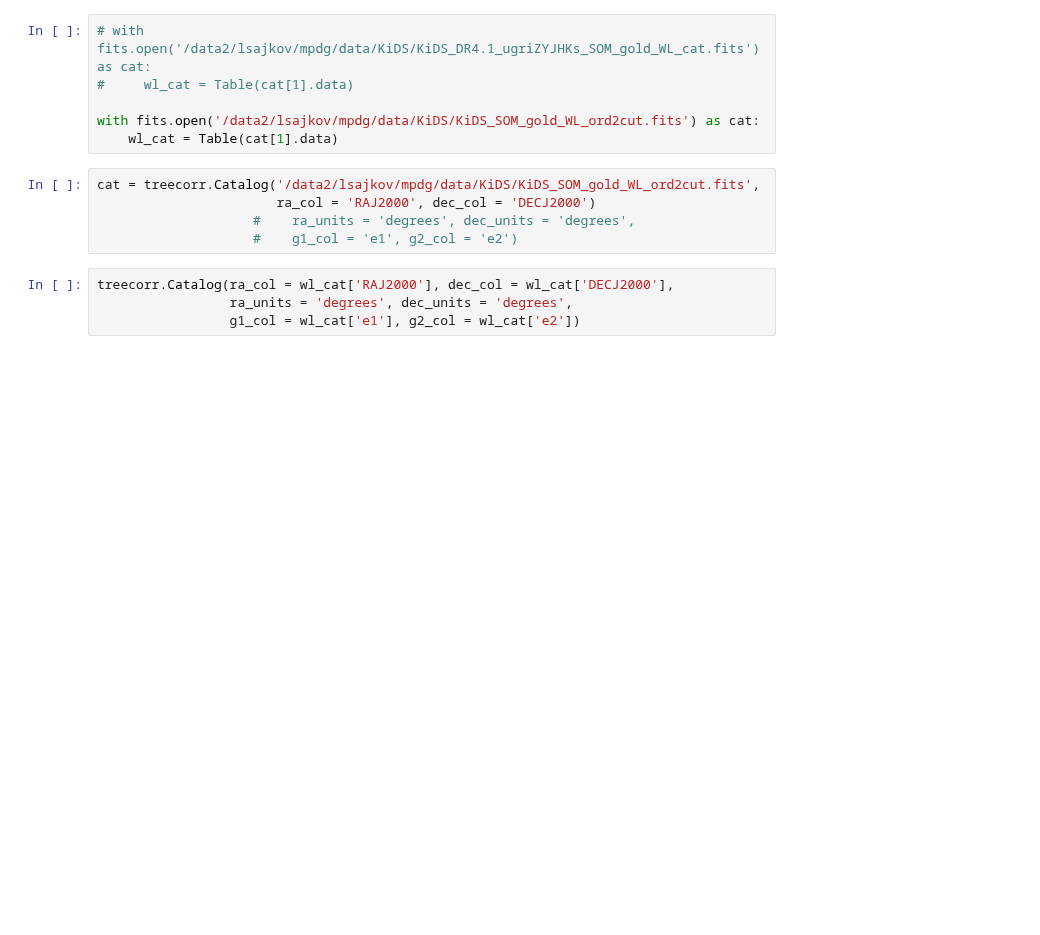
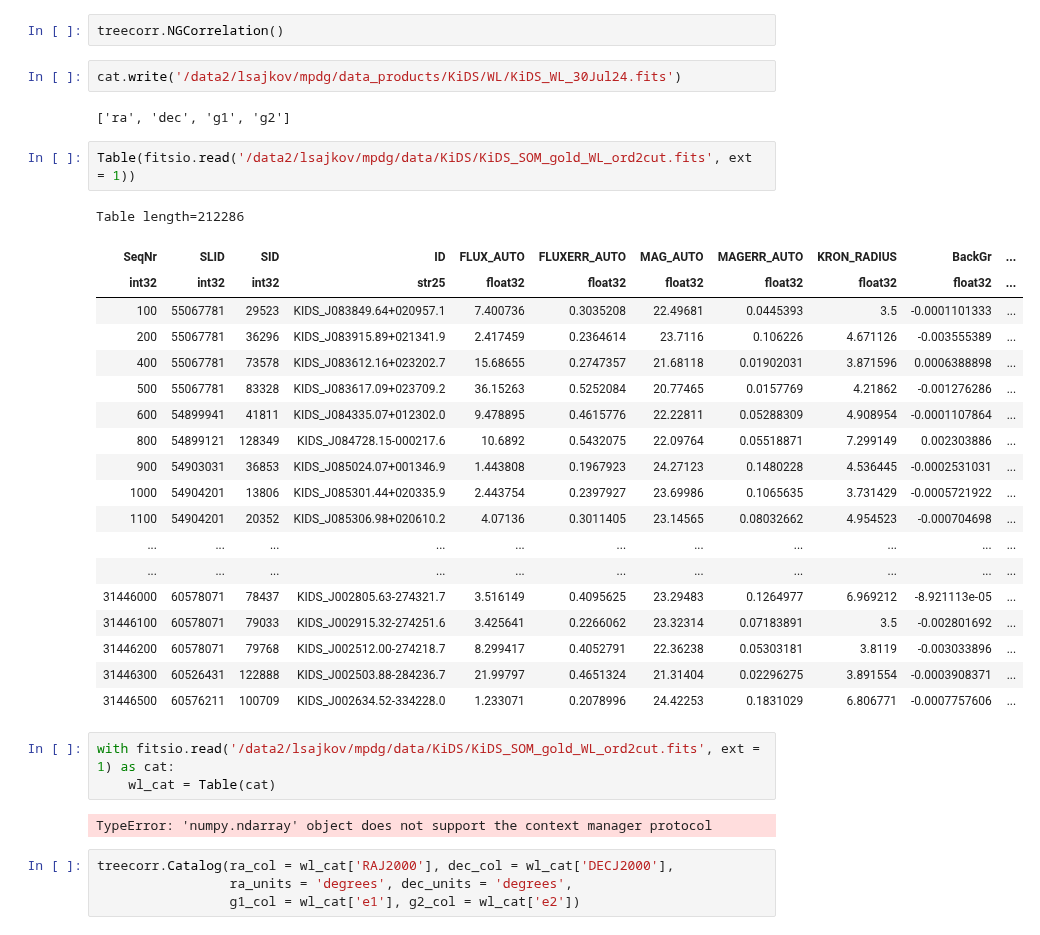
Before and after one commit to lsajkov/strw_mpdg, a Jupyter notebook: treecorr/treecorr_build_catalog.ipynb, the cells around one changed output. Saved outputs shown, nothing was run; the diff lists cells and outputs as text; blank space fills up the shorter version.

```diff
--- a/treecorr/treecorr_build_catalog.ipynb
+++ b/treecorr/treecorr_build_catalog.ipynb
@@ -21,14 +20,36 @@ ImportError: /lib64/libldap.so.2: undefined symbol: EVP_md2, version OPENSSL_3.0
+# %%
+treecorr.NGCorrelation()
+# %%
+cat.write('/data2/lsajkov/mpdg/data_products/KiDS/WL/KiDS_WL_30Jul24.fits')
+# %% [output]
+['ra', 'dec', 'g1', 'g2']
+# %%
+Table(fitsio.read('/data2/lsajkov/mpdg/data/KiDS/KiDS_SOM_gold_WL_ord2cut.fits', ext = 1))
+# %% [output]
+Table length=212286
+| SeqNr | SLID | SID | ID | FLUX_AUTO | FLUXERR_AUTO | MAG_AUTO | MAGERR_AUTO | KRON_RADIUS | BackGr | ... |
+| int32 | int32 | int32 | str25 | float32 | float32 | float32 | float32 | float32 | float32 | ... |
+| 100 | 55067781 | 29523 | KIDS_J083849.64+020957.1 | 7.400736 | 0.3035208 | 22.49681 | 0.0445393 | 3.5 | -0.0001101333 | ... |
+| 200 | 55067781 | 36296 | KIDS_J083915.89+021341.9 | 2.417459 | 0.2364614 | 23.7116 | 0.106226 | 4.671126 | -0.003555389 | ... |
+| 400 | 55067781 | 73578 | KIDS_J083612.16+023202.7 | 15.68655 | 0.2747357 | 21.68118 | 0.01902031 | 3.871596 | 0.0006388898 | ... |
+| 500 | 55067781 | 83328 | KIDS_J083617.09+023709.2 | 36.15263 | 0.5252084 | 20.77465 | 0.0157769 | 4.21862 | -0.001276286 | ... |
+| 600 | 54899941 | 41811 | KIDS_J084335.07+012302.0 | 9.478895 | 0.4615776 | 22.22811 | 0.05288309 | 4.908954 | -0.0001107864 | ... |
+| 800 | 54899121 | 128349 | KIDS_J084728.15-000217.6 | 10.6892 | 0.5432075 | 22.09764 | 0.05518871 | 7.299149 | 0.002303886 | ... |
+| 900 | 54903031 | 36853 | KIDS_J085024.07+001346.9 | 1.443808 | 0.1967923 | 24.27123 | 0.1480228 | 4.536445 | -0.0002531031 | ... |
+| 1000 | 54904201 | 13806 | KIDS_J085301.44+020335.9 | 2.443754 | 0.2397927 | 23.69986 | 0.1065635 | 3.731429 | -0.0005721922 | ... |
+| 1100 | 54904201 | 20352 | KIDS_J085306.98+020610.2 | 4.07136 | 0.3011405 | 23.14565 | 0.08032662 | 4.954523 | -0.000704698 | ... |
+| ... | ... | ... | ... | ... | ... | ... | ... | ... | ... | ... |
+| ... | ... | ... | ... | ... | ... | ... | ... | ... | ... | ... |
+| 31446000 | 60578071 | 78437 | KIDS_J002805.63-274321.7 | 3.516149 | 0.4095625 | 23.29483 | 0.1264977 | 6.969212 | -8.921113e-05 | ... |
+| 31446100 | 60578071 | 79033 | KIDS_J002915.32-274251.6 | 3.425641 | 0.2266062 | 23.32314 | 0.07183891 | 3.5 | -0.002801692 | ... |
+| 31446200 | 60578071 | 79768 | KIDS_J002512.00-274218.7 | 8.299417 | 0.4052791 | 22.36238 | 0.05303181 | 3.8119 | -0.003033896 | ... |
+| 31446300 | 60526431 | 122888 | KIDS_J002503.88-284236.7 | 21.99797 | 0.4651324 | 21.31404 | 0.02296275 | 3.891554 | -0.0003908371 | ... |
+| 31446500 | 60576211 | 100709 | KIDS_J002634.52-334228.0 | 1.233071 | 0.2078996 | 24.42253 | 0.1831029 | 6.806771 | -0.0007757606 | ... |
 # %%
-# with fits.open('/data2/lsajkov/mpdg/data/KiDS/KiDS_DR4.1_ugriZYJHKs_SOM_gold_WL_cat.fits') as cat:
-#     wl_cat = Table(cat[1].data)
-
-with fits.open('/data2/lsajkov/mpdg/data/KiDS/KiDS_SOM_gold_WL_ord2cut.fits') as cat:
-    wl_cat = Table(cat[1].data)
+with fitsio.read('/data2/lsajkov/mpdg/data/KiDS/KiDS_SOM_gold_WL_ord2cut.fits', ext = 1) as cat:
+    wl_cat = Table(cat)
+# %% [output]
+TypeError: 'numpy.ndarray' object does not support the context manager protocol
-# %%
-cat = treecorr.Catalog('/data2/lsajkov/mpdg/data/KiDS/KiDS_SOM_gold_WL_ord2cut.fits',
-                       ra_col = 'RAJ2000', dec_col = 'DECJ2000')
-                    #    ra_units = 'degrees', dec_units = 'degrees',
-                    #    g1_col = 'e1', g2_col = 'e2')
 # %%
 treecorr.Catalog(ra_col = wl_cat['RAJ2000'], dec_col = wl_cat['DECJ2000'],
                  ra_units = 'degrees', dec_units = 'degrees',
```
Also changed, not shown: parts of 3 cells of this notebook, 2 other files.
